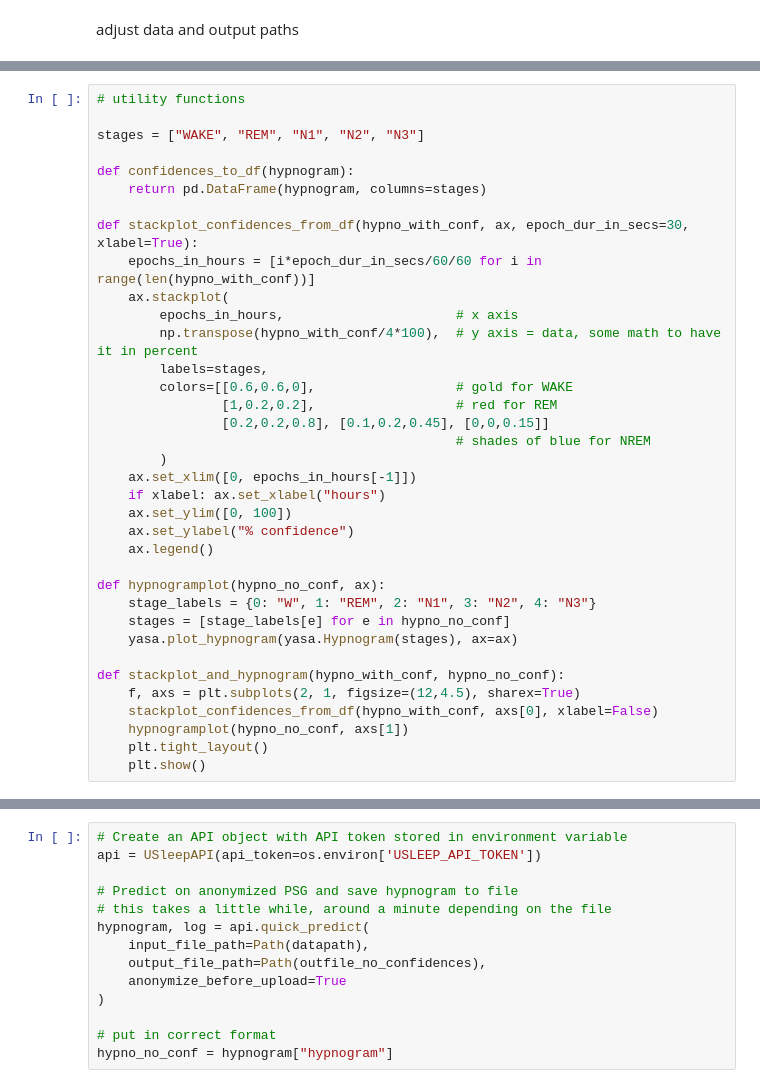
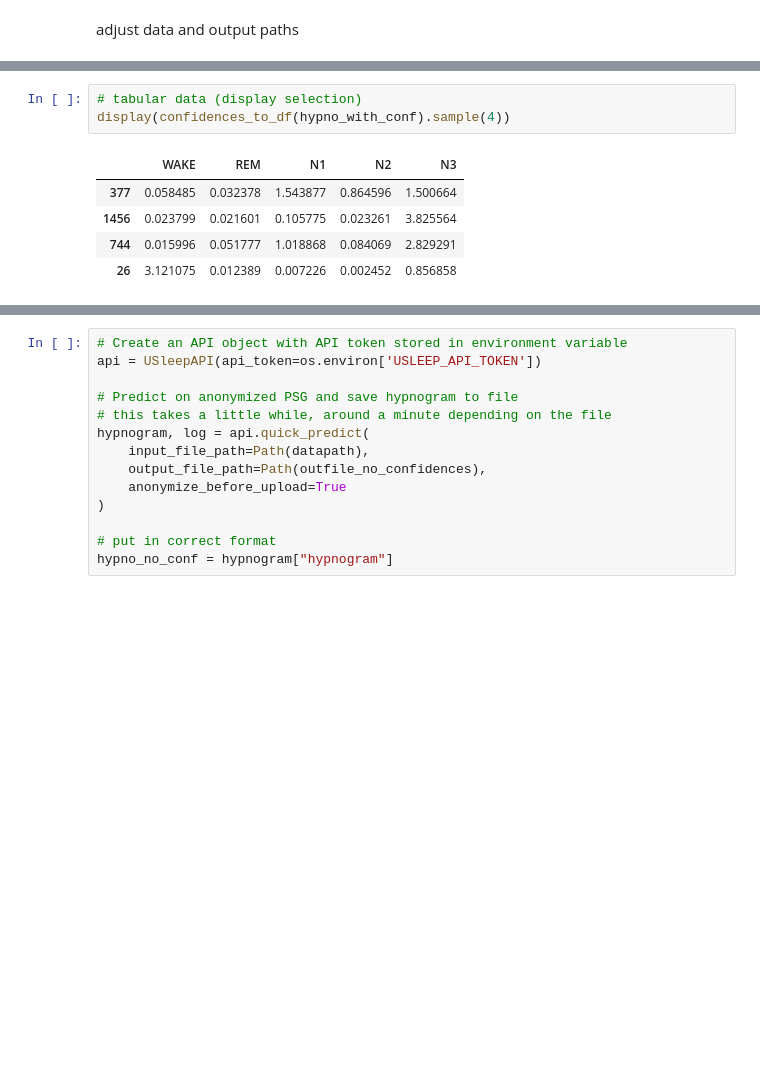
Before and after one commit to dreslerlab/autoscoring_tools, a Jupyter notebook: Usleep_API_sleep_scoring.ipynb, the cells around one changed output, grey strips where cells are left out. Cells and saved outputs as stored; diff of their text form; blank space fills up the shorter version.

```diff
--- a/Usleep_API_sleep_scoring.ipynb
+++ b/Usleep_API_sleep_scoring.ipynb
@@ -48,41 +23,5 @@ datapath = "F:/LD-EEG_data/BIGLD/2_Christian_Tausch/ZUG_05_Schmitt_2.edf"
 outfile_with_confidences = "./hypnogram.npy"
 outfile_no_confidences = "./hypnogram_NC.npy"
-# %%
-# utility functions
-
-stages = ["WAKE", "REM", "N1", "N2", "N3"]
-
-def confidences_to_df(hypnogram):
-    return pd.DataFrame(hypnogram, columns=stages)
-
-def stackplot_confidences_from_df(hypno_with_conf, ax, epoch_dur_in_secs=30, xlabel=True):
-    epochs_in_hours = [i*epoch_dur_in_secs/60/60 for i in range(len(hypno_with_conf))]
-    ax.stackplot(
-        epochs_in_hours,                      # x axis
-        np.transpose(hypno_with_conf/4*100),  # y axis = data, some math to have it in percent
-        labels=stages,
-        colors=[[0.6,0.6,0],                  # gold for WAKE
-                [1,0.2,0.2],                  # red for REM
-                [0.2,0.2,0.8], [0.1,0.2,0.45], [0,0,0.15]]
-                                              # shades of blue for NREM
-        )
-    ax.set_xlim([0, epochs_in_hours[-1]])
-    if xlabel: ax.set_xlabel("hours")
-    ax.set_ylim([0, 100])
-    ax.set_ylabel("% confidence")
-    ax.legend()
-
-def hypnogramplot(hypno_no_conf, ax):
-    stage_labels = {0: "W", 1: "REM", 2: "N1", 3: "N2", 4: "N3"}
-    stages = [stage_labels[e] for e in hypno_no_conf]
-    yasa.plot_hypnogram(yasa.Hypnogram(stages), ax=ax)
-
-def stackplot_and_hypnogram(hypno_with_conf, hypno_no_conf):
-    f, axs = plt.subplots(2, 1, figsize=(12,4.5), sharex=True)
-    stackplot_confidences_from_df(hypno_with_conf, axs[0], xlabel=False)
-    hypnogramplot(hypno_no_conf, axs[1])
-    plt.tight_layout()
-    plt.show()
 # %% [markdown]
 ## calling API via command line interface
 allows to obtain confidence intervals
@@ -110 +34,10 @@ INFO | 2024/02/04 09:58:36 | Server response to DELETE: Sleep staging session re
+# %%
+# tabular data (display selection)
+display(confidences_to_df(hypno_with_conf).sample(4))
+# %% [output]
+|  | WAKE | REM | N1 | N2 | N3 |
+| 377 | 0.058485 | 0.032378 | 1.543877 | 0.864596 | 1.500664 |
+| 1456 | 0.023799 | 0.021601 | 0.105775 | 0.023261 | 3.825564 |
+| 744 | 0.015996 | 0.051777 | 1.018868 | 0.084069 | 2.829291 |
+| 26 | 3.121075 | 0.012389 | 0.007226 | 0.002452 | 0.856858 |
 # %%
```
Also changed, not shown: parts of 10 cells of this notebook, 5 other files.
